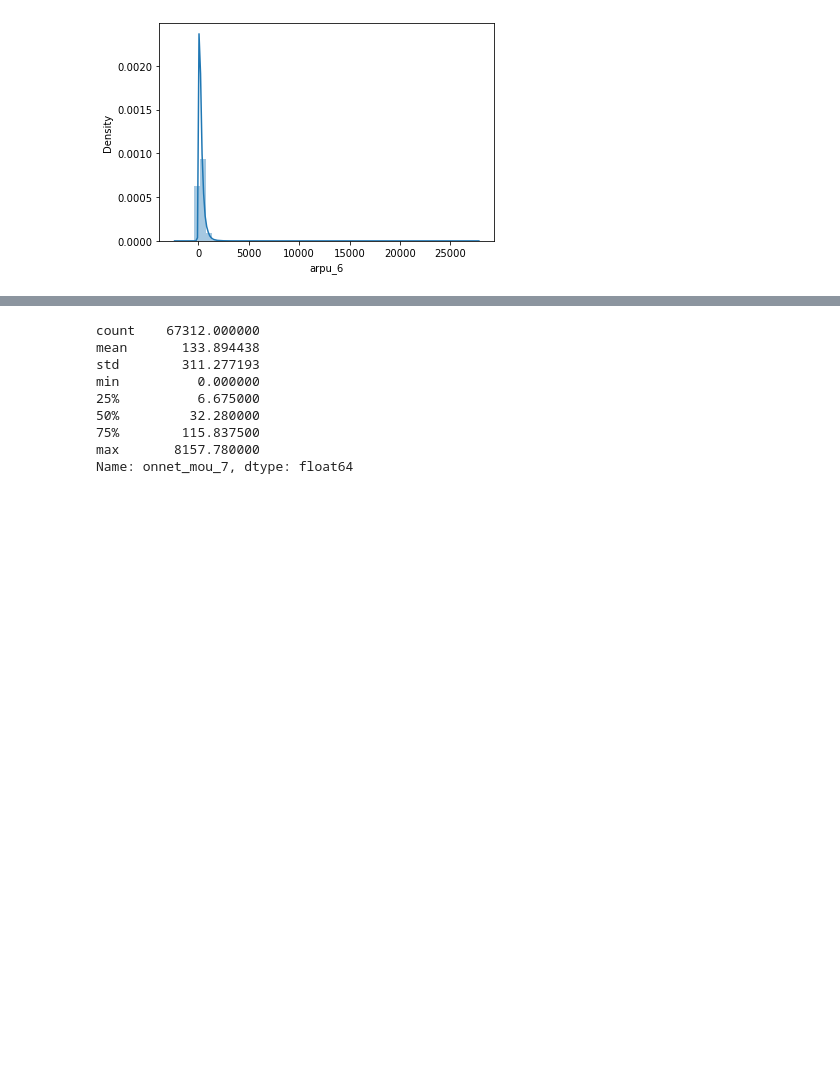
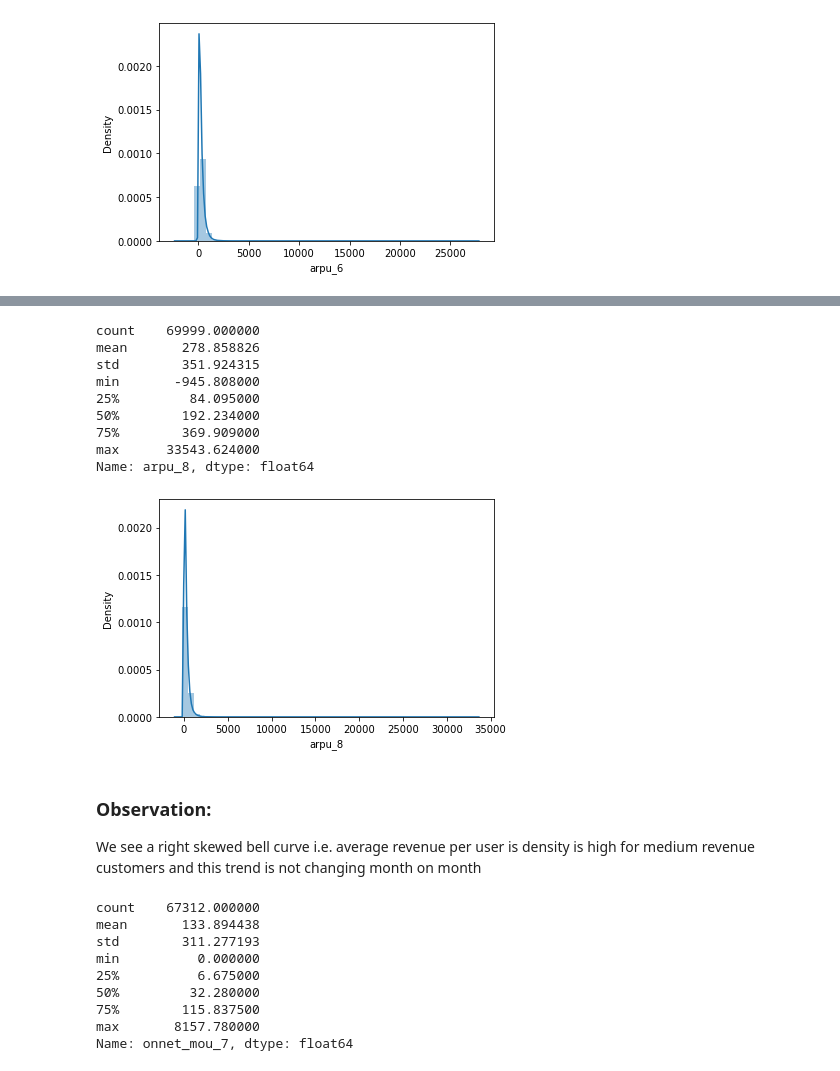
Before and after one commit to deepakgoyal17/Telephone_Churn_CaseStudy, a Jupyter notebook: Telecom-Chrun.ipynb, the cells around one changed output, grey strips where cells are left out. Saved outputs shown, nothing was run; the diff lists cells and outputs as text; code cells hidden in the pictures; blank space fills up the shorter version.

```diff
--- a/Telecom-Chrun.ipynb
+++ b/Telecom-Chrun.ipynb
@@ -524,3 +561,19 @@ Name: arpu_6, dtype: float64
+# %%
+univariate(df.arpu_8)
+# %% [output]
+count    69999.000000
+mean       278.858826
+std        351.924315
+min       -945.808000
+25%         84.095000
+50%        192.234000
+75%        369.909000
+max      33543.624000
+Name: arpu_8, dtype: float64
+[figure, added]
+# %% [markdown]
+### Observation:
+We see a right skewed bell curve i.e. average revenue per user is density is high for medium revenue customers and this trend is not changing month on month
 # %%
 univariate(df.onnet_mou_7)
 # %% [output]
```
Also changed, not shown: parts of 87 cells of this notebook.
